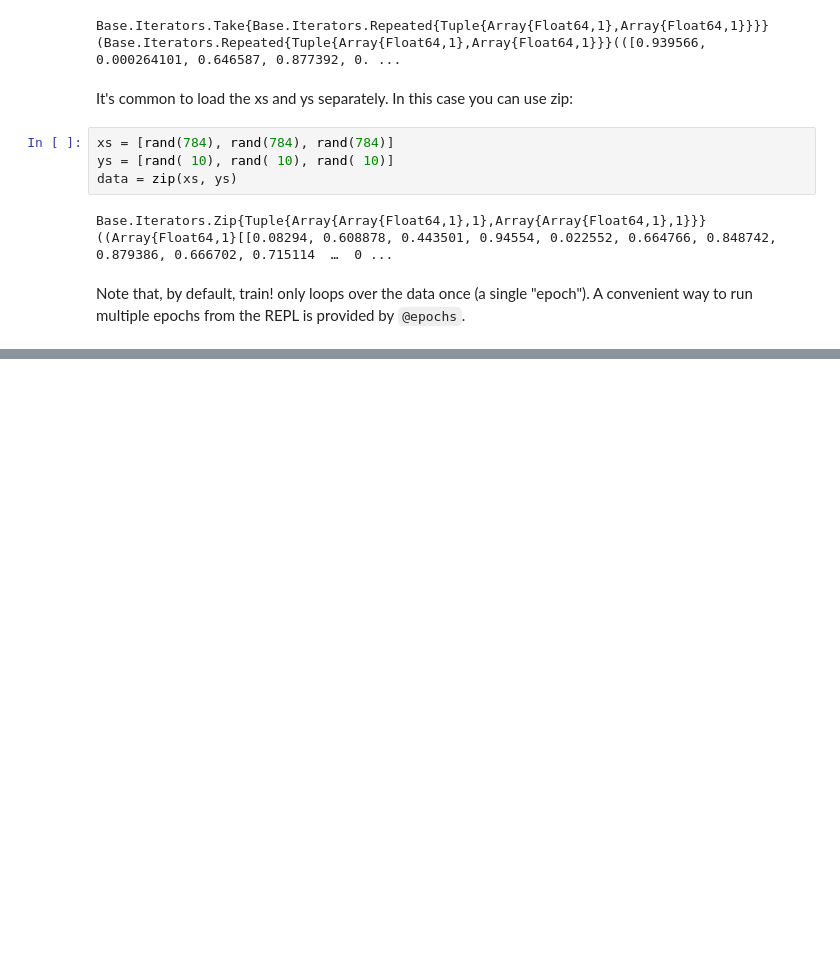
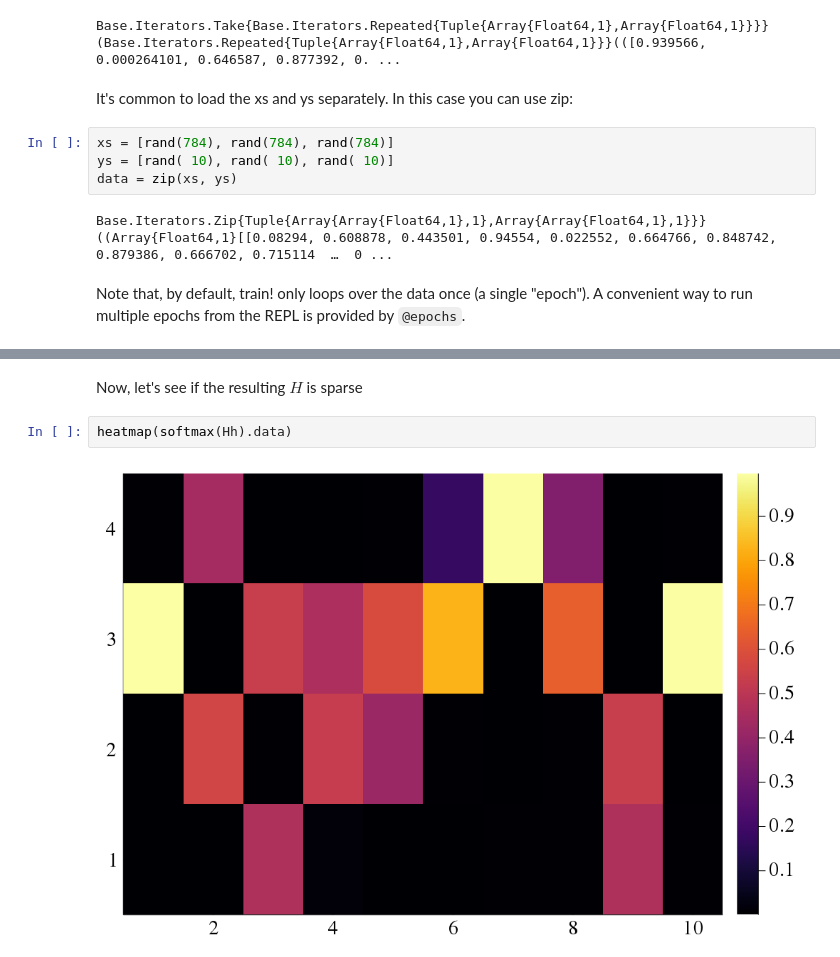
Before and after one commit to mfalt/juliacourse, a Jupyter notebook: lecture6/Flux.ipynb, the cells around one changed output, grey strips where cells are left out. Cells and saved outputs as stored; diff of their text form; blank space fills up the shorter version.

```diff
--- a/lecture6/Flux.ipynb
+++ b/lecture6/Flux.ipynb
@@ -95,0 +205,6 @@ Note that, by default, train! only loops over the data once (a single "epoch").
+# %% [markdown]
+Now, let's see if the resulting $H$ is sparse
+# %%
+heatmap(softmax(Hh).data)
+# %% [output]
+[figure, added]
```
Also changed, not shown: parts of 24 cells of this notebook.
